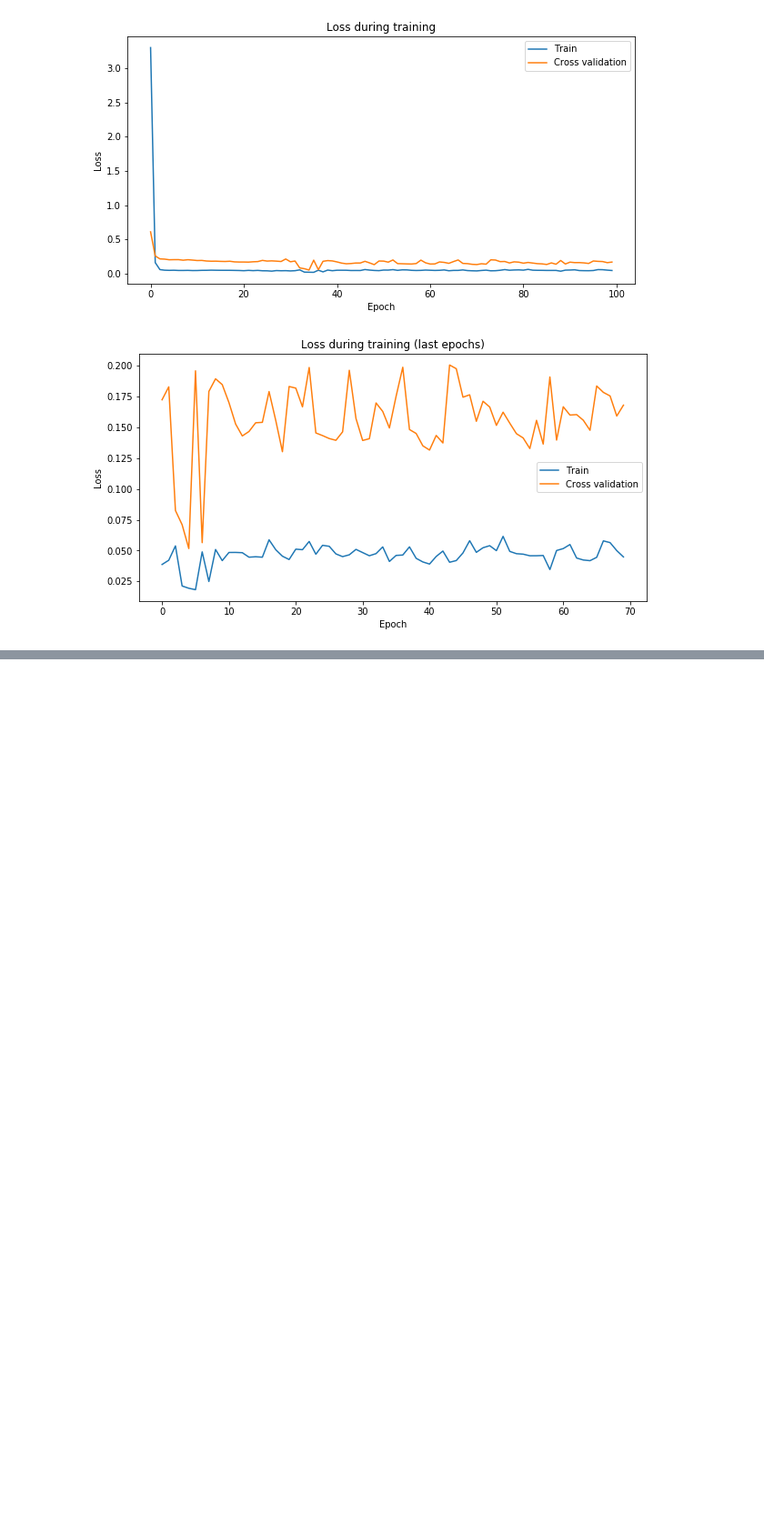
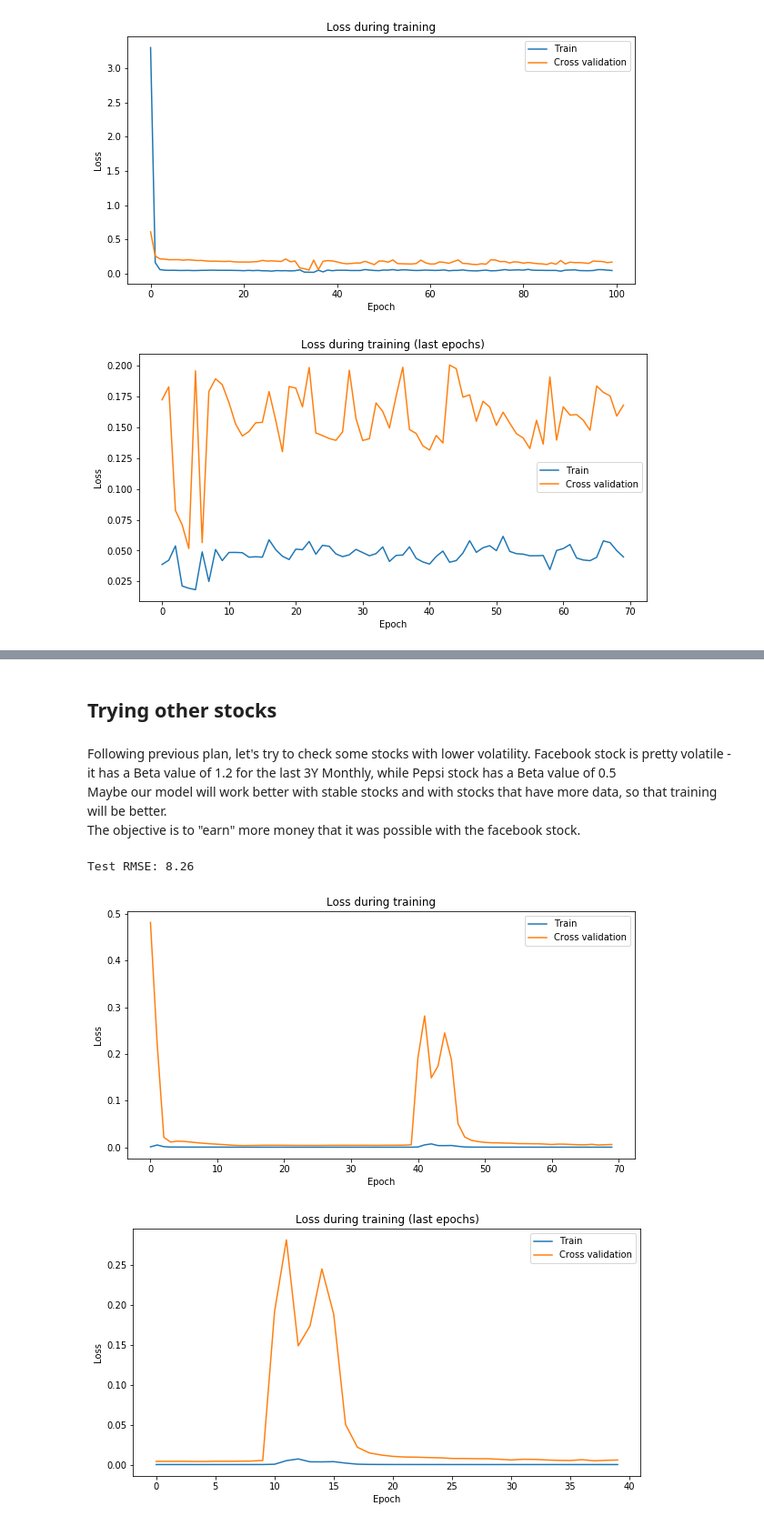
Before and after one commit to edibusl/stocks-predict, a Jupyter notebook: Stocks Prediction - Keras LSTM.ipynb, the cells around one changed output, grey strips where cells are left out. Shown at 91% size. Drawn from its saved outputs; the diff is of its cells as text; code cells hidden in the pictures; blank space fills up the shorter version.

```diff
--- a/Stocks Prediction - Keras LSTM.ipynb
+++ b/Stocks Prediction - Keras LSTM.ipynb
@@ -2048,0 +2379,52 @@ plot_prediction_results(res_split_20_neurons_20_reg_03, plot_predicted_vs_actual
+# %% [markdown]
+## Trying other stocks
+# %% [markdown]
+Following previous plan, let's try to check some stocks with lower volatility. Facebook stock is pretty volatile - it has a Beta value of 1.2 for the last 3Y Monthly, while Pepsi stock has a Beta value of 0.5
+<br>
+Maybe our model will work better with stable stocks and with stocks that have more data, so that training will be better.
+<br>
+The objective is to "earn" more money that it was possible with the facebook stock.
+# %%
+def run_single_configuration(configs):
+    # Read data
+    df = pd.read_csv(configs['general']['file'], engine='python', skipfooter=3)
+    df.loc[:, 'Date'] = pd.to_datetime(df['Date'], format='%Y-%m-%d')
+
+    # Run prediction
+    res = predict_close_lstm(df, configs)
+    print("Test RMSE: %.2f" % (res["test_rmse"]))
+
+    # Plot results
+    if configs["general"]["plot_results"]:
+        plot_prediction_results(res)
+
+    return res
+# %%
+configs = {
+    "general": {
+        "file": "data/PEP.csv",
+        "plot_results": False,
+        "verbose": 0,
+        "use_all_features": False,
+        "train_size": 0.7
+    },
+    "model": {
+        "batch_size": 4,
+        "look_back": 10,
+        "epochs": 70,
+        "network": {
+            "custom_optimizer": False,
+            "regularization_factor": 0,
+            "dropout_val": 0,
+            "lstm_neurons": [4, 4]
+        }
+    }
+}
+res_4_neurons_pepsi = run_single_configuration(configs)
+# %% [output]
+Test RMSE: 8.26
+# %%
+plot_prediction_results(res_4_neurons_pepsi, plot_predicted_vs_actual=False, plot_loss_last=True)
+# %% [output]
+[figure, added]
+[figure, added]
```
Also changed, not shown: parts of 54 cells of this notebook, 2 other files.
